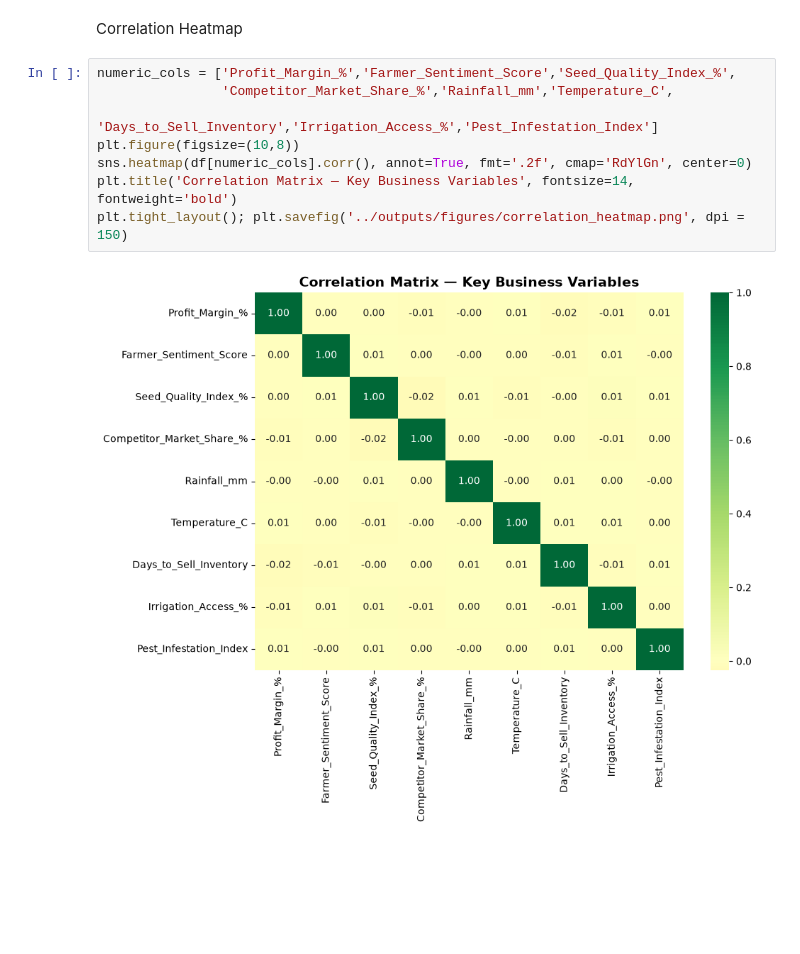
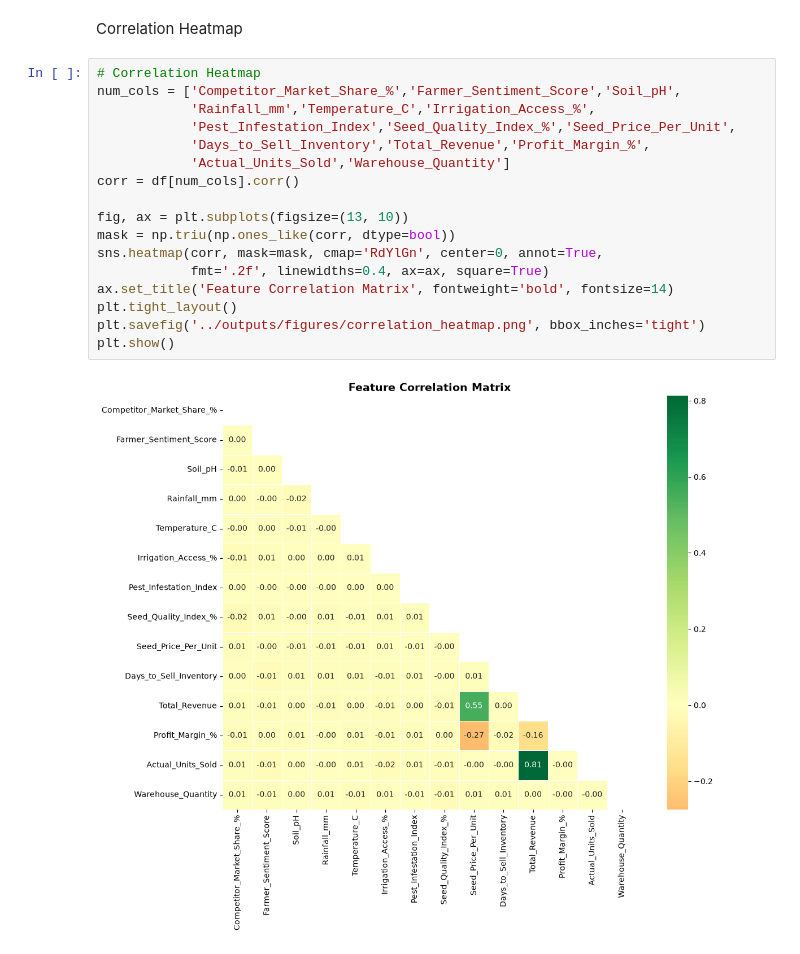
Before and after one commit to sghosh0210/Agiricultural-Project, a Jupyter notebook: notebooks/01_EDA.ipynb, the cells around one changed output. Saved outputs shown, nothing was run; the diff lists cells and outputs as text; blank space fills up the shorter version.

```diff
--- a/notebooks/01_EDA.ipynb
+++ b/notebooks/01_EDA.ipynb
@@ -168,12 +163,21 @@ plt.show()
 # %% [markdown]
 Correlation Heatmap
 # %%
-numeric_cols = ['Profit_Margin_%','Farmer_Sentiment_Score','Seed_Quality_Index_%',
-                'Competitor_Market_Share_%','Rainfall_mm','Temperature_C',
-                'Days_to_Sell_Inventory','Irrigation_Access_%','Pest_Infestation_Index']
-plt.figure(figsize=(10,8))
-sns.heatmap(df[numeric_cols].corr(), annot=True, fmt='.2f', cmap='RdYlGn', center=0)
-plt.title('Correlation Matrix — Key Business Variables', fontsize=14, fontweight='bold')
-plt.tight_layout(); plt.savefig('../outputs/figures/correlation_heatmap.png', dpi = 150)
+# Correlation Heatmap
+num_cols = ['Competitor_Market_Share_%','Farmer_Sentiment_Score','Soil_pH',
+            'Rainfall_mm','Temperature_C','Irrigation_Access_%',
+            'Pest_Infestation_Index','Seed_Quality_Index_%','Seed_Price_Per_Unit',
+            'Days_to_Sell_Inventory','Total_Revenue','Profit_Margin_%',
+            'Actual_Units_Sold','Warehouse_Quantity']
+corr = df[num_cols].corr()
+
+fig, ax = plt.subplots(figsize=(13, 10))
+mask = np.triu(np.ones_like(corr, dtype=bool))
+sns.heatmap(corr, mask=mask, cmap='RdYlGn', center=0, annot=True,
+            fmt='.2f', linewidths=0.4, ax=ax, square=True)
+ax.set_title('Feature Correlation Matrix', fontweight='bold', fontsize=14)
+plt.tight_layout()
+plt.savefig('../outputs/figures/correlation_heatmap.png', bbox_inches='tight')
+plt.show()
 # %% [output]
-[figure, old version]
+[figure, new version]
```
Also changed, not shown: parts of 12 cells of this notebook.
